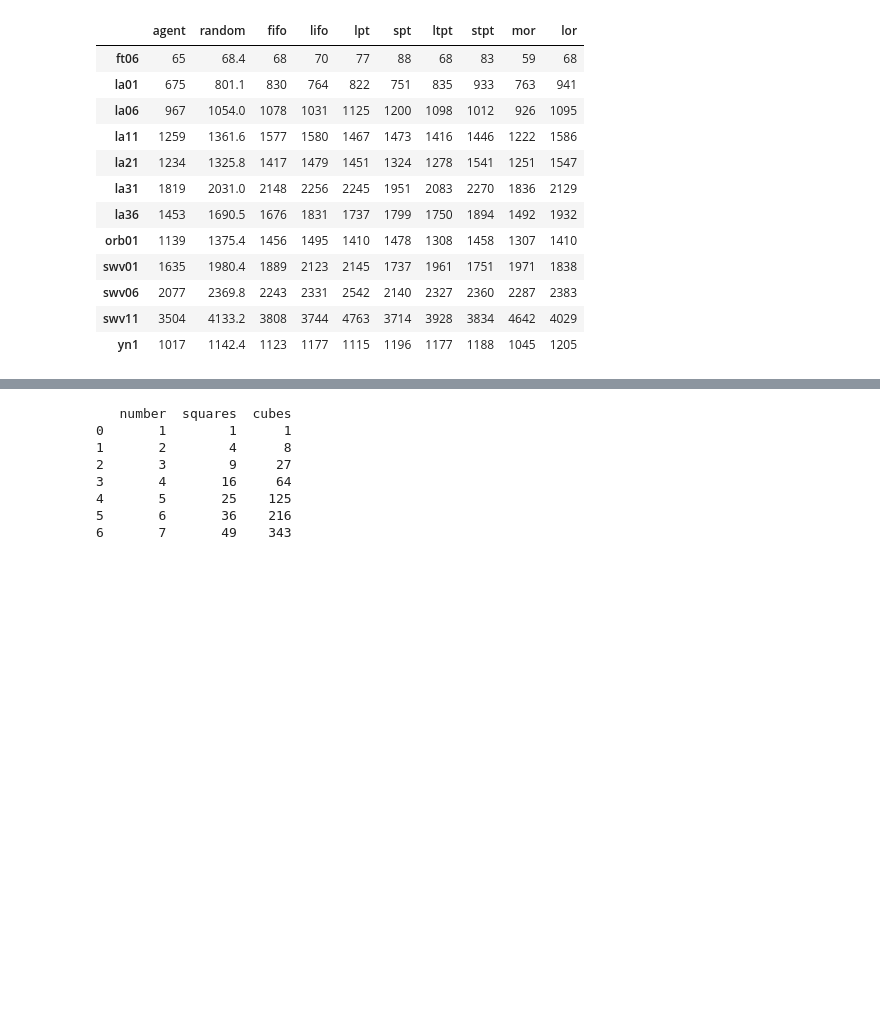
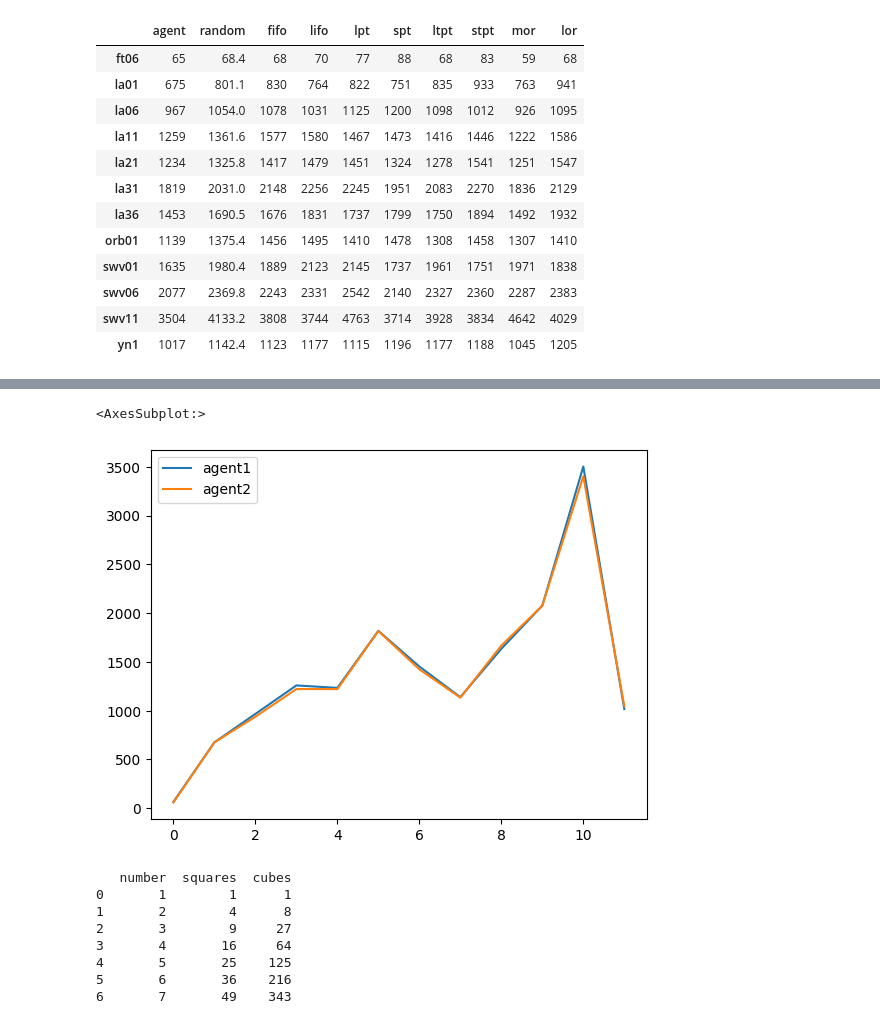
Before and after one commit to hexiao5886/DRL-for-Job-Shop-Scheduling, a Jupyter notebook: test_dqn_mlp_total.ipynb, the cells around one changed output, grey strips where cells are left out. Saved outputs shown, nothing was run; the diff lists cells and outputs as text; code cells hidden in the pictures; blank space fills up the shorter version.

```diff
--- a/test_dqn_mlp_total.ipynb
+++ b/test_dqn_mlp_total.ipynb
@@ -48,3 +48,38 @@ df
 | yn1 | 1017 | 1142.4 | 1123 | 1177 | 1115 | 1196 | 1177 | 1188 | 1045 | 1205 |
 # %%
 df.to_csv("test_dqn_staic.csv")
+# %%
+import os
+import torch
+from rl.agent import DQNAgent
+from gymjsp.jsspenv import HeuristicJsspEnv
+from ortools_scheduler import ORtools_scheduler
+from matplotlib import pyplot as plt
+import numpy as np
+import os
+import pandas as pd
+from copy import deepcopy
+
+num_episodes = 1000
+memory_size = 100000
+batch_size = 64
+target_update = 100
+noisy = False
+plotting_inteval = 10
+
+instances = ["ft06", "la01", "la06", "la11", "la21", "la31", "la36", "orb01", "swv01", "swv06", "swv11", "yn1"]
+# num_episodes of swv11 is actually 100, changed to 1000 for implementation simplicity
+
+def load_agent(instance):
+    policy_file = f"policies/dqn_mlp/{instance}_num_episodes={num_episodes}_memory_size={memory_size}_target_update={target_update}_noisy={noisy}_cycle=8.pth"
+    env = HeuristicJsspEnv(instance)
+    agent = DQNAgent(env, memory_size, batch_size, target_update, noisy=noisy)
+    agent.load_dqn(policy_file)
+    return agent
+# %%
+l = []
+for instance in instances:
+    agent = load_agent(instance=instance)
+    x = agent.test()
+    print(x)
+    l.append(x)
@@ -50,0 +99,3 @@ df.to_csv("test_dqn_staic.csv")
+# %%
+df = pd.read_csv("test_dqn_staic.csv")
+l_ = df["agent"]
@@ -51,3 +120,11 @@ df.to_csv("test_dqn_staic.csv")
+# %%
+df2 = pd.DataFrame()
+df2["agent1"] = l_
+df2["agent2"] = l
+df2.plot()
+# %% [output]
+<AxesSubplot:>
+[figure, added]
 # %%
 # importiong the modules
 import pandas as pd
```
Also changed, not shown: parts of 2 cells of this notebook.
